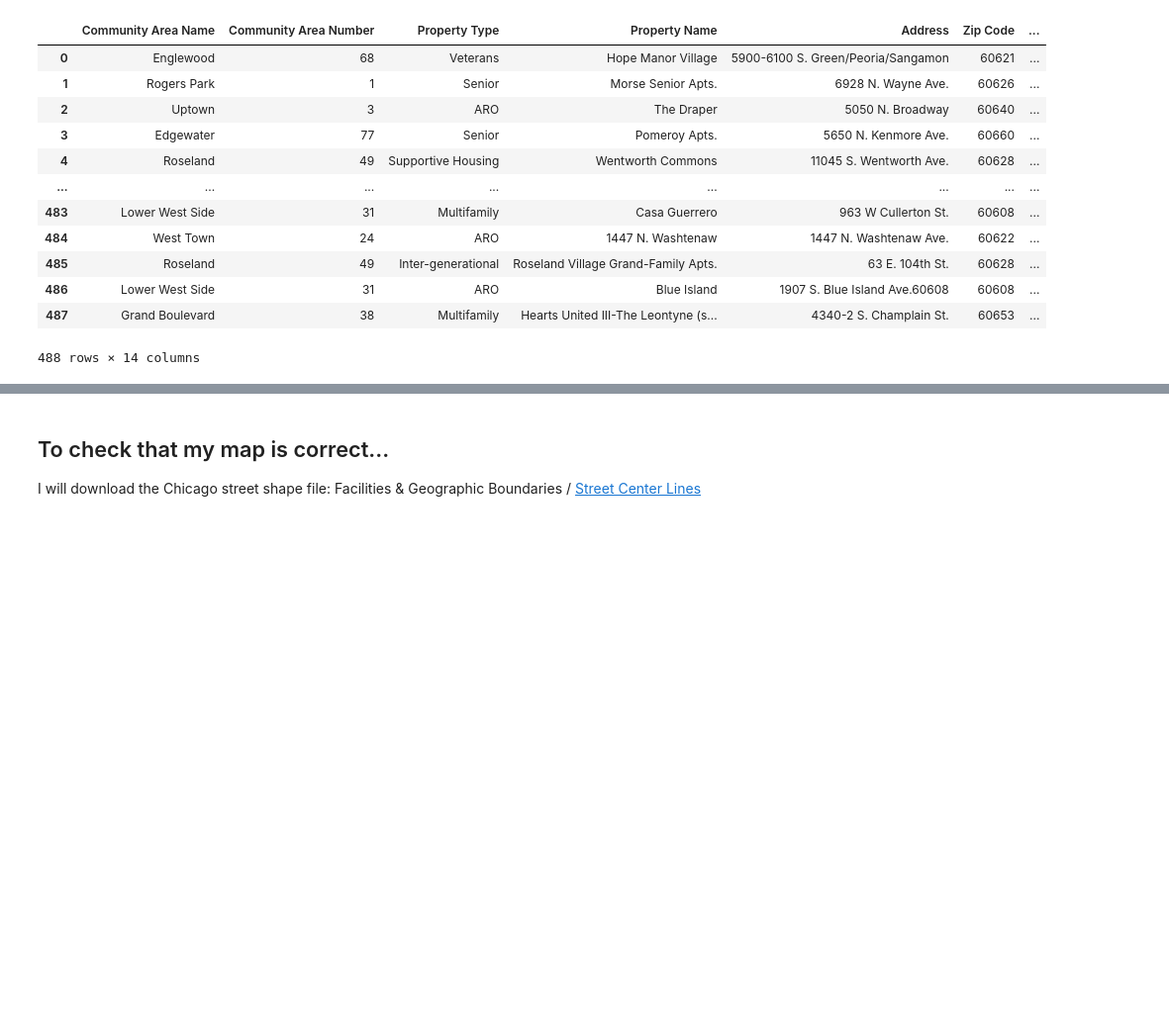
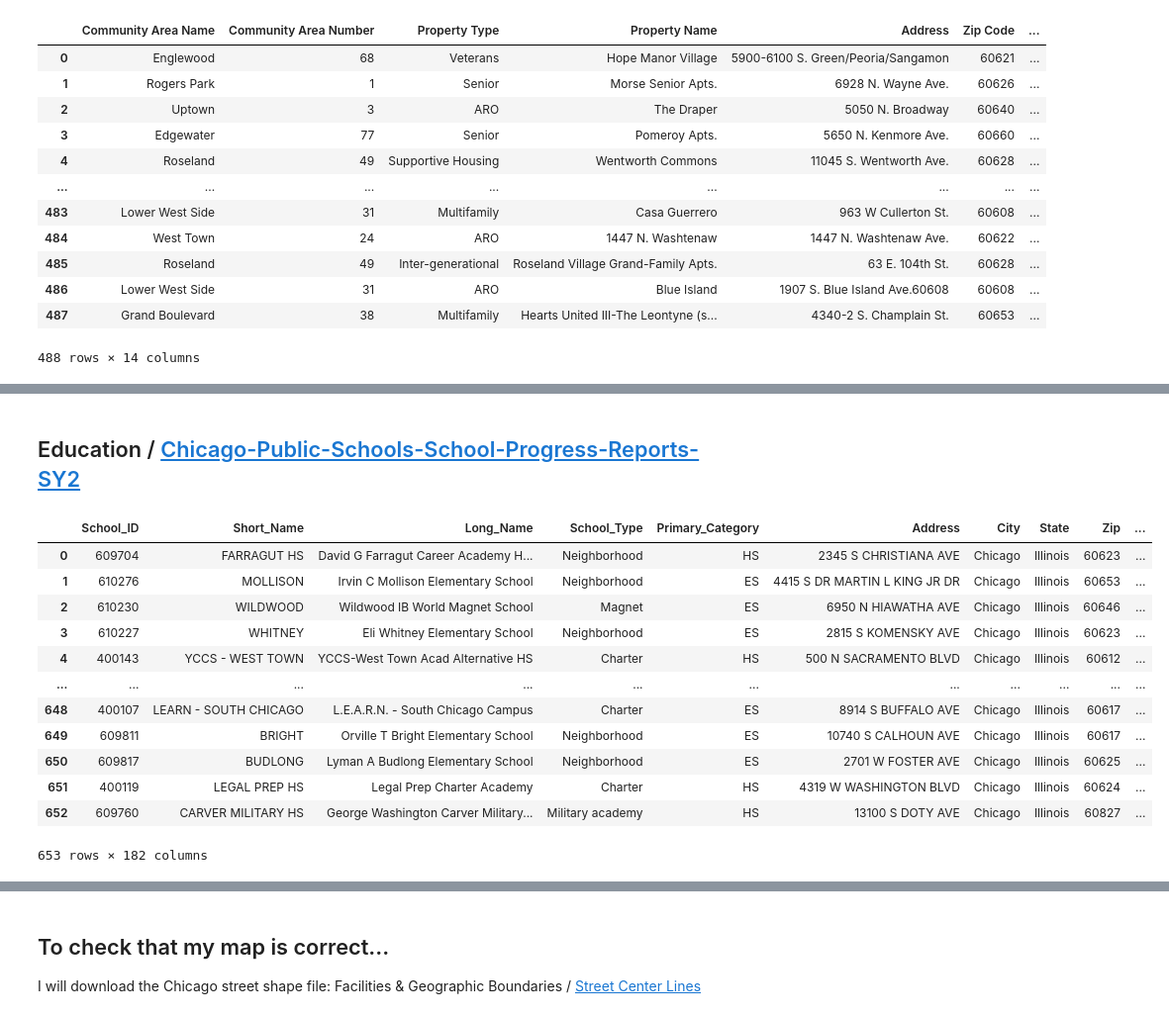
Before and after one commit to ageller/IntroToGlue, a Jupyter notebook: data/PrepChicagoData.ipynb, the cells around one changed output, grey strips where cells are left out. Shown at 99% size. Saved outputs shown, nothing was run; the diff lists cells and outputs as text; code cells hidden in the pictures; blank space fills up the shorter version.

```diff
--- a/data/PrepChicagoData.ipynb
+++ b/data/PrepChicagoData.ipynb
@@ -231,0 +301,19 @@ out.to_csv('ChicagoHousing.csv', index=False)
+# %% [markdown]
+## Education / [Chicago-Public-Schools-School-Progress-Reports-SY2](https://data.cityofchicago.org/Education/Chicago-Public-Schools-School-Progress-Reports-SY2/ngix-dc87/data)
+# %%
+df = pd.read_csv('Chicago_Public_Schools_-_School_Progress_Reports_SY2122.csv')
+df
+# %% [output]
+|  | School_ID | Short_Name | Long_Name | School_Type | Primary_Category | Address | City | State | Zip | ... |
+| 0 | 609704 | FARRAGUT HS | David G Farragut Career Academy H... | Neighborhood | HS | 2345 S CHRISTIANA AVE | Chicago | Illinois | 60623 | ... |
+| 1 | 610276 | MOLLISON | Irvin C Mollison Elementary School | Neighborhood | ES | 4415 S DR MARTIN L KING JR DR | Chicago | Illinois | 60653 | ... |
+| 2 | 610230 | WILDWOOD | Wildwood IB World Magnet School | Magnet | ES | 6950 N HIAWATHA AVE | Chicago | Illinois | 60646 | ... |
+| 3 | 610227 | WHITNEY | Eli Whitney Elementary School | Neighborhood | ES | 2815 S KOMENSKY AVE | Chicago | Illinois | 60623 | ... |
+| 4 | 400143 | YCCS - WEST TOWN | YCCS-West Town Acad Alternative HS | Charter | HS | 500 N SACRAMENTO BLVD | Chicago | Illinois | 60612 | ... |
+| ... | ... | ... | ... | ... | ... | ... | ... | ... | ... | ... |
+| 648 | 400107 | LEARN - SOUTH CHICAGO | L.E.A.R.N. - South Chicago Campus | Charter | ES | 8914 S BUFFALO AVE | Chicago | Illinois | 60617 | ... |
+| 649 | 609811 | BRIGHT | Orville T Bright Elementary School | Neighborhood | ES | 10740 S CALHOUN AVE | Chicago | Illinois | 60617 | ... |
+| 650 | 609817 | BUDLONG | Lyman A Budlong Elementary School | Neighborhood | ES | 2701 W FOSTER AVE | Chicago | Illinois | 60625 | ... |
+| 651 | 400119 | LEGAL PREP HS | Legal Prep Charter Academy | Charter | HS | 4319 W WASHINGTON BLVD | Chicago | Illinois | 60624 | ... |
+| 652 | 609760 | CARVER MILITARY HS | George Washington Carver Military... | Military academy | HS | 13100 S DOTY AVE | Chicago | Illinois | 60827 | ... |
+653 rows × 182 columns
```
Also changed, not shown: parts of 18 cells of this notebook, 5 other files.
